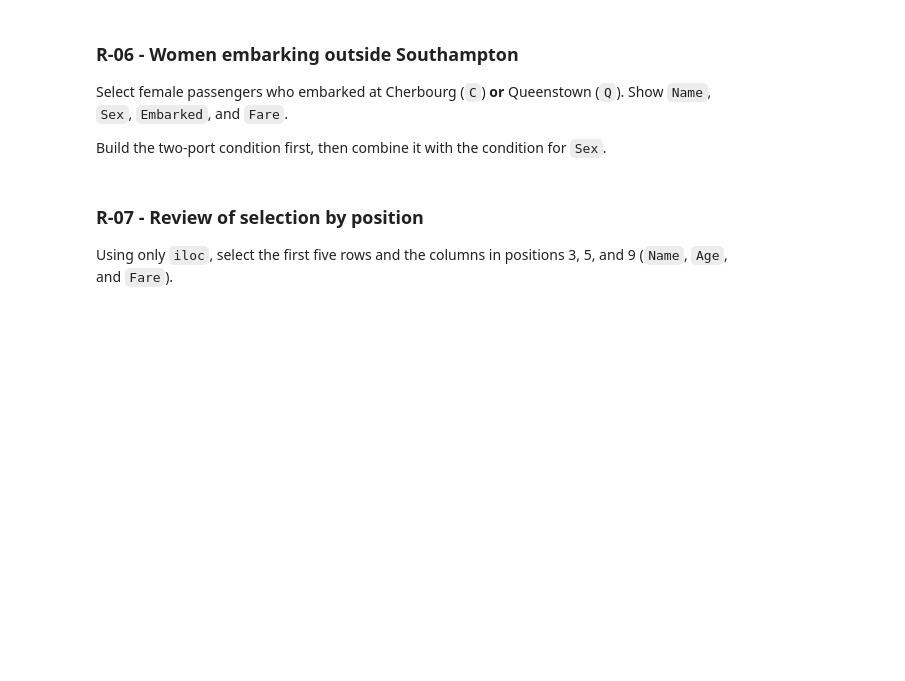
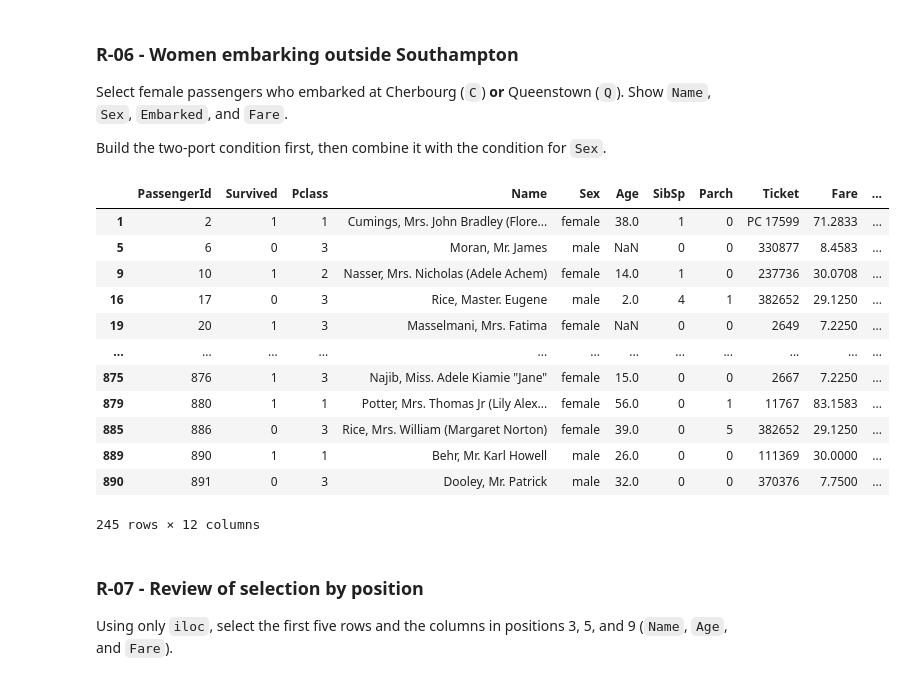
Before and after one commit to lucas-foquim-a22406944/Data-Science, a Jupyter notebook: Week_2/ds-pr-week-2-student.ipynb, the cells around one changed output. Drawn from its saved outputs; the diff is of its cells as text; code cells hidden in the pictures; blank space fills up the shorter version.

```diff
--- a/Week_2/ds-pr-week-2-student.ipynb
+++ b/Week_2/ds-pr-week-2-student.ipynb
@@ -731,6 +775,24 @@ Select female passengers who embarked at Cherbourg (`C`) **or** Queenstown (`Q`)
 Build the two-port condition first, then combine it with the condition for `Sex`.
 # %%
 # Your code here
+filter_embarked_CQ = (df['Embarked'] == 'C') | (df['Embarked'] == 'Q')
+
+
+df[filter_embarked_CQ]
+# %% [output]
+|  | PassengerId | Survived | Pclass | Name | Sex | Age | SibSp | Parch | Ticket | Fare | ... |
+| 1 | 2 | 1 | 1 | Cumings, Mrs. John Bradley (Flore... | female | 38.0 | 1 | 0 | PC 17599 | 71.2833 | ... |
+| 5 | 6 | 0 | 3 | Moran, Mr. James | male | NaN | 0 | 0 | 330877 | 8.4583 | ... |
+| 9 | 10 | 1 | 2 | Nasser, Mrs. Nicholas (Adele Achem) | female | 14.0 | 1 | 0 | 237736 | 30.0708 | ... |
+| 16 | 17 | 0 | 3 | Rice, Master. Eugene | male | 2.0 | 4 | 1 | 382652 | 29.1250 | ... |
+| 19 | 20 | 1 | 3 | Masselmani, Mrs. Fatima | female | NaN | 0 | 0 | 2649 | 7.2250 | ... |
+| ... | ... | ... | ... | ... | ... | ... | ... | ... | ... | ... | ... |
+| 875 | 876 | 1 | 3 | Najib, Miss. Adele Kiamie "Jane" | female | 15.0 | 0 | 0 | 2667 | 7.2250 | ... |
+| 879 | 880 | 1 | 1 | Potter, Mrs. Thomas Jr (Lily Alex... | female | 56.0 | 0 | 1 | 11767 | 83.1583 | ... |
+| 885 | 886 | 0 | 3 | Rice, Mrs. William (Margaret Norton) | female | 39.0 | 0 | 5 | 382652 | 29.1250 | ... |
+| 889 | 890 | 1 | 1 | Behr, Mr. Karl Howell | male | 26.0 | 0 | 0 | 111369 | 30.0000 | ... |
+| 890 | 891 | 0 | 3 | Dooley, Mr. Patrick | male | 32.0 | 0 | 0 | 370376 | 7.7500 | ... |
+245 rows × 12 columns
 # %% [markdown]
 ### R-07 - Review of selection by position
 
```
Also changed, not shown: parts of 14 cells of this notebook.
